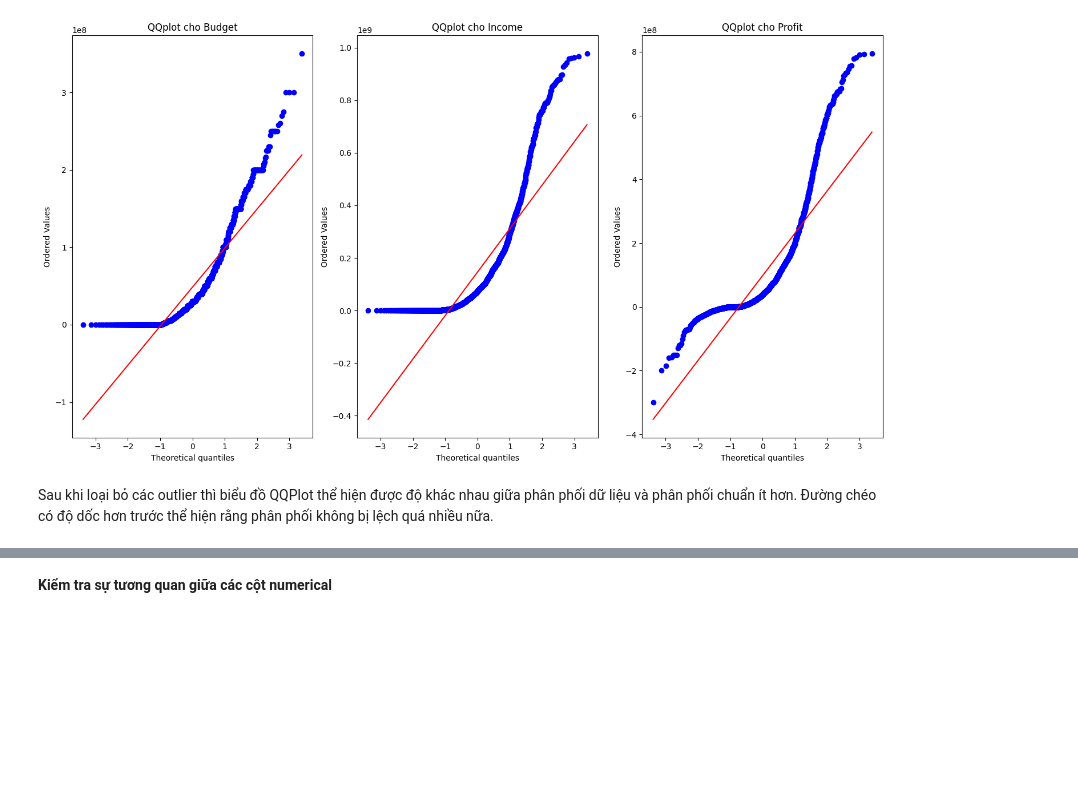
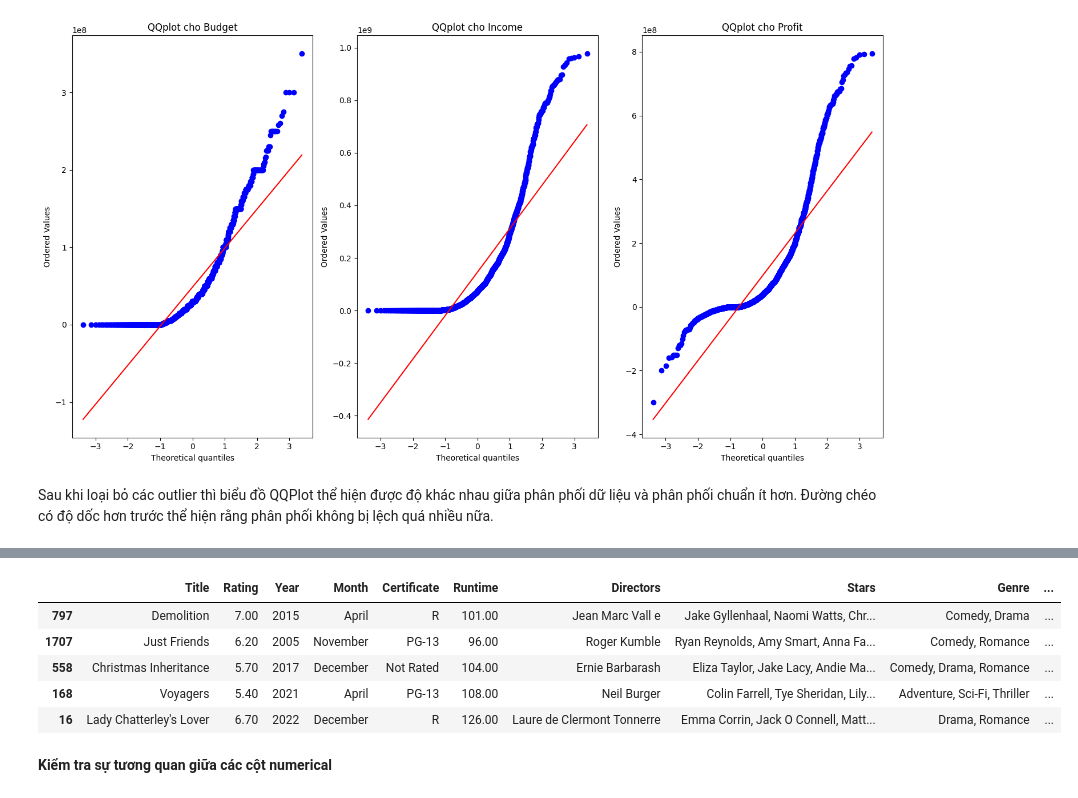
Before and after one commit to ShinNgao12/KHDL-UD, a Jupyter notebook: Lab01/Lab02.ipynb, the cells around one changed output, grey strips where cells are left out. Saved outputs shown, nothing was run; the diff lists cells and outputs as text; code cells hidden in the pictures; blank space fills up the shorter version.

```diff
--- a/Lab01/Lab02.ipynb
+++ b/Lab01/Lab02.ipynb
@@ -616,3 +629,15 @@ Sau khi loại bỏ các outlier thì biểu đồ  QQPlot thể hiện được
+# %%
+movie_df['Budget'] = (movie_df['Budget'] - movie_df['Budget'].min())/ (movie_df['Budget'].max() - movie_df['Budget'].min())
+movie_df['Income'] = (movie_df['Income'] - movie_df['Income'].min())/ (movie_df['Income'].max() - movie_df['Income'].min())
+movie_df['Profit'] = (movie_df['Profit'] - movie_df['Profit'].min())/ (movie_df['Profit'].max() - movie_df['Profit'].min())
+movie_df.sample(5)
+# %% [output]
+|  | Title | Rating | Year | Month | Certificate | Runtime | Directors | Stars | Genre | ... |
+| 797 | Demolition | 7.00 | 2015 | April | R | 101.00 | Jean Marc Vall e | Jake Gyllenhaal, Naomi Watts, Chr... | Comedy, Drama | ... |
+| 1707 | Just Friends | 6.20 | 2005 | November | PG-13 | 96.00 | Roger Kumble | Ryan Reynolds, Amy Smart, Anna Fa... | Comedy, Romance | ... |
+| 558 | Christmas Inheritance | 5.70 | 2017 | December | Not Rated | 104.00 | Ernie Barbarash | Eliza Taylor, Jake Lacy, Andie Ma... | Comedy, Drama, Romance | ... |
+| 168 | Voyagers | 5.40 | 2021 | April | PG-13 | 108.00 | Neil Burger | Colin Farrell, Tye Sheridan, Lily... | Adventure, Sci-Fi, Thriller | ... |
+| 16 | Lady Chatterley's Lover | 6.70 | 2022 | December | R | 126.00 | Laure de Clermont Tonnerre | Emma Corrin, Jack O Connell, Matt... | Drama, Romance | ... |
 # %% [markdown]
 **Kiểm tra sự tương quan giữa các cột numerical**
 # %%
```
Also changed, not shown: parts of 6 cells of this notebook.
